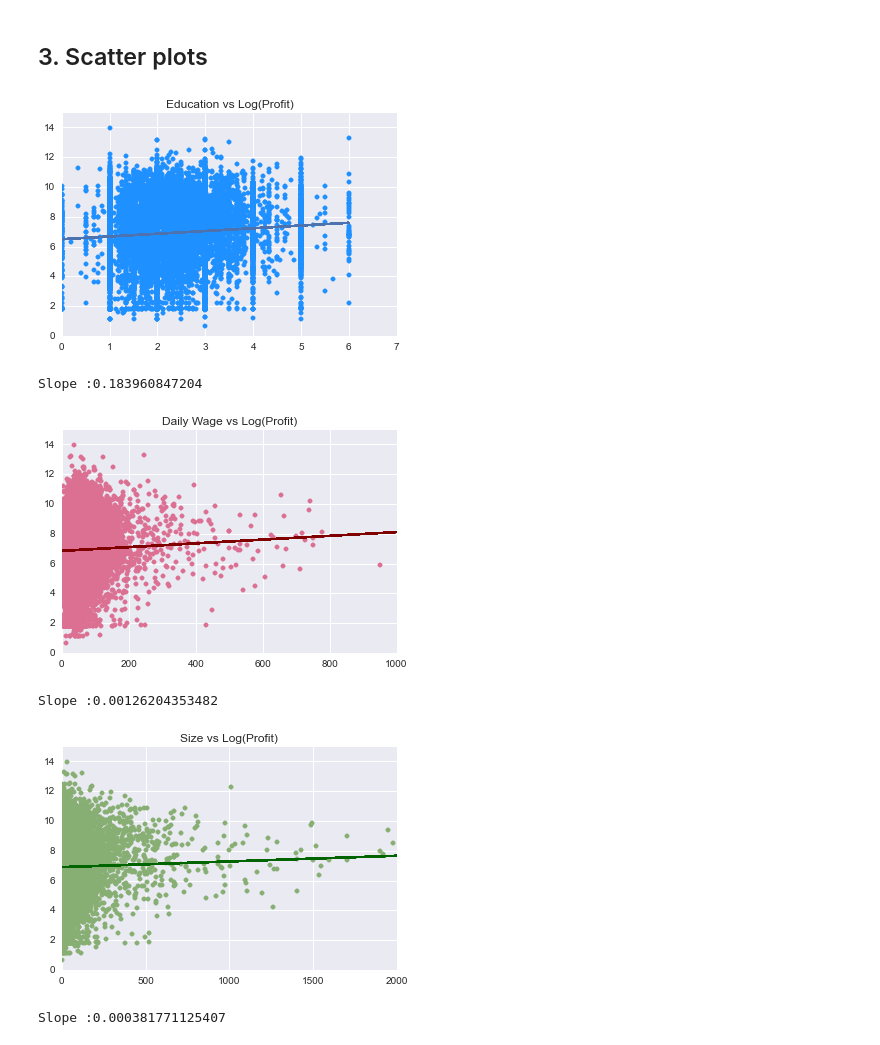
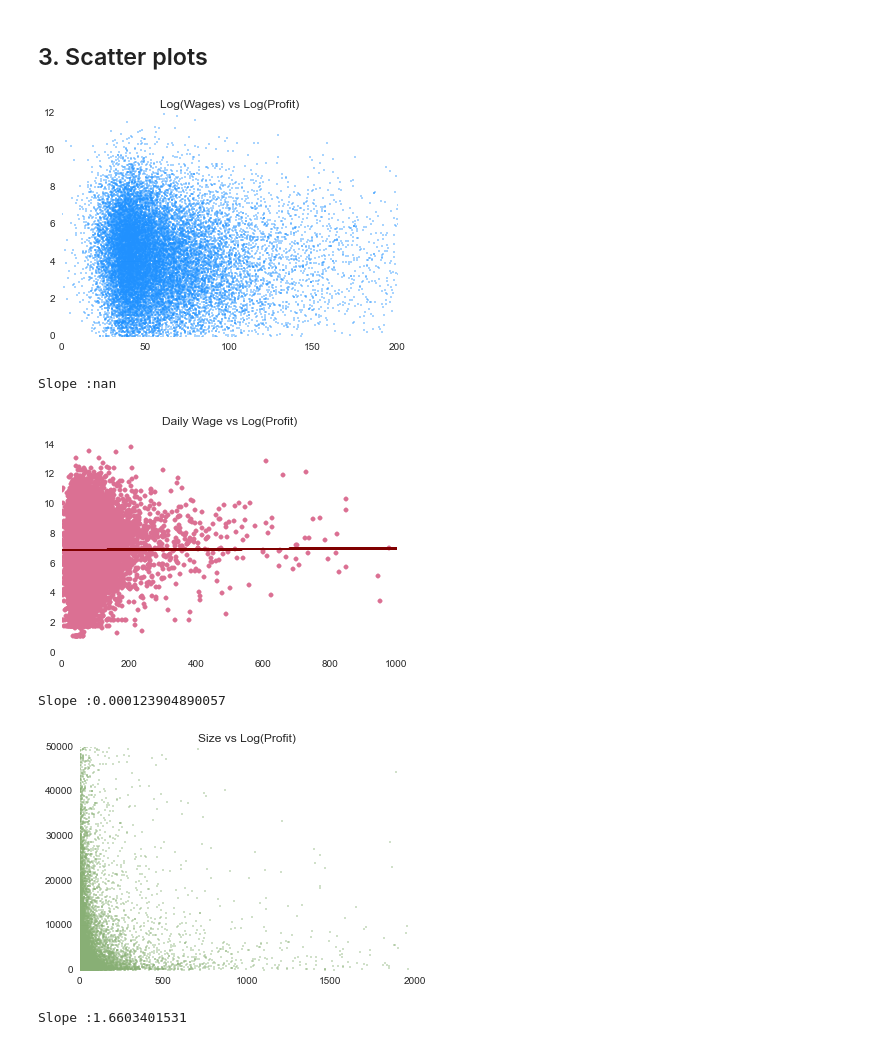
Before and after one commit to davidrpugh/assortative-matching-large-firms, a Jupyter notebook: Distributions Data.ipynb, the cells around one changed output. Drawn from its saved outputs; the diff is of its cells as text; code cells hidden in the pictures.

```diff
--- a/Distributions Data.ipynb
+++ b/Distributions Data.ipynb
@@ -305,40 +322,40 @@ plt.show()
 ## 3. Scatter plots
 # %%
 # Education vs log(Profit)
-plt.scatter(skill_w, np.log(profit), color='dodgerblue')
-m, b = np.polyfit(skill_w, np.log(profit), 1)
-plt.plot(skill_w, m*skill_w + b, '-')
-plt.ylim(0,15.0)
-plt.xlim(0,7)
-plt.title('Education vs Log(Profit)')
+plt.scatter(wage07, np.log(profit07/size07), color='dodgerblue', s=1.0)
+m, b = np.polyfit(wage07, np.log(profit07/size07), 1)
+plt.plot(wage07, m*wage07 + b, '-')
+plt.ylim(0,12.0)
+plt.xlim(0,200)
+plt.title('Log(Wages) vs Log(Profit)')
 plt.show()
 print 'Slope :'+str(m)
 # %% [output]
-[figure, old version]
+[figure, new version]
-Slope :0.183960847204
+Slope :nan
 # %%
 # Daily Wage vs Log(Profit)
-plt.scatter(wage, np.log(profit), color='palevioletred')
-m, b = np.polyfit(wage, np.log(profit), 1)
-plt.plot(wage, m*wage + b, '-', c='maroon')
+plt.scatter(wage10, np.log(profit10), color='palevioletred')
+m, b = np.polyfit(wage10, np.log(profit10), 1)
+plt.plot(wage10, m*wage10 + b, '-', c='maroon')
 plt.ylim(0,15.0)
 plt.xlim(0,1000)
 plt.title('Daily Wage vs Log(Profit)')
 plt.show()
 print 'Slope :'+str(m)
 # %% [output]
-[figure, old version]
+[figure, new version]
-Slope :0.00126204353482
+Slope :0.000123904890057
 # %%
 # Size vs Log(Profit)
-plt.scatter(size, np.log(profit), color='sage')
-m, b = np.polyfit(size, np.log(profit), 1)
-plt.plot(size, m*size + b, '-', c='darkgreen')
-plt.ylim(0,15.0)
+plt.scatter(size07, profit07, color='sage', s=1.0)
+m, b = np.polyfit(size07, profit07, 1)
+#plt.plot(size07, m*size07 + b, '-', c='darkgreen')
+plt.ylim(0,50000)
 plt.xlim(0,2000)
 plt.title('Size vs Log(Profit)')
 plt.show()
 print 'Slope :'+str(m)
 # %% [output]
-[figure, old version]
+[figure, new version]
-Slope :0.000381771125407
+Slope :1.6603401531
```
Also changed, not shown: parts of 7 cells of this notebook.
